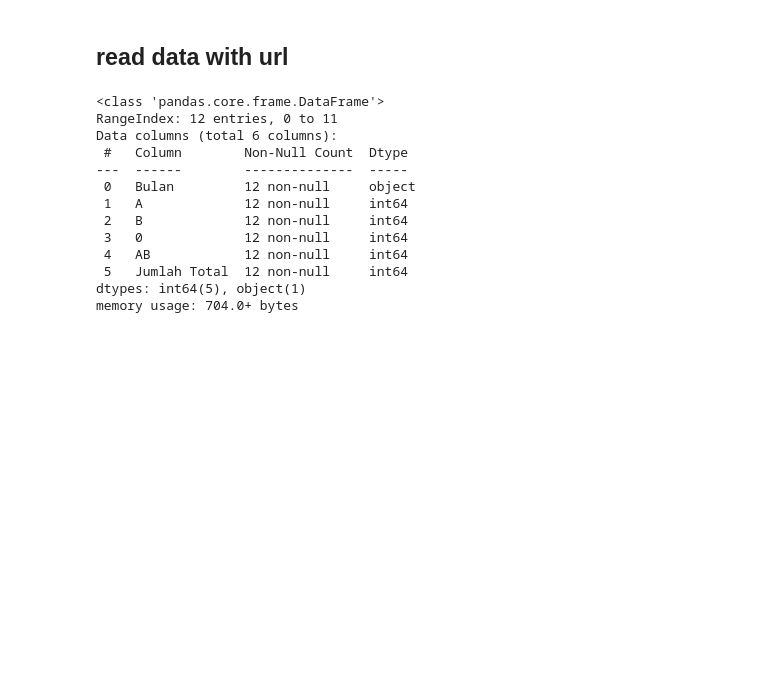
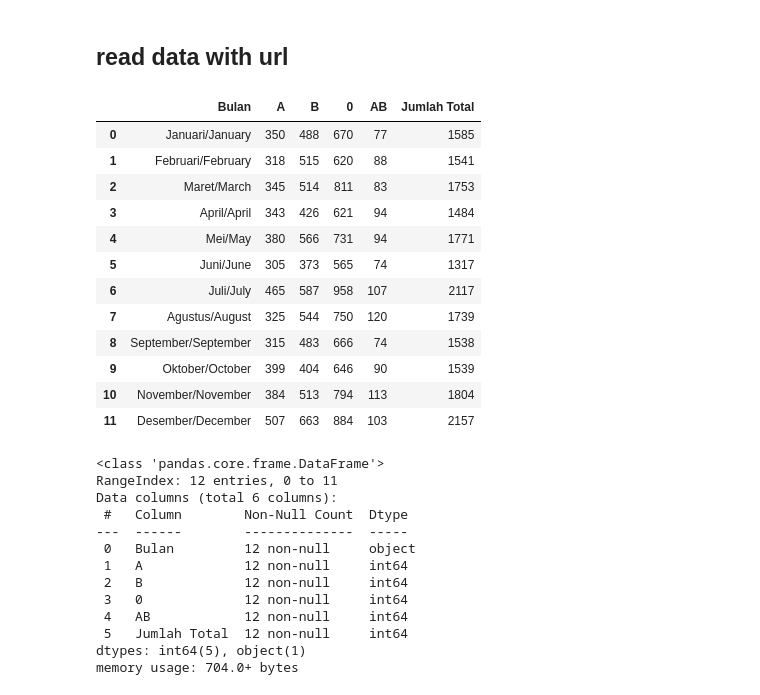
Before and after one commit to aliefakbrp/DataMining, a Jupyter notebook: _sources/notebooks.ipynb, the cells around one changed output. Drawn from its saved outputs; the diff is of its cells as text; code cells hidden in the pictures; blank space fills up the shorter version.

```diff
--- a/_sources/notebooks.ipynb
+++ b/_sources/notebooks.ipynb
@@ -13,5 +152,21 @@ data = pd.read_csv('https://raw.githubusercontent.com/CSSEGISandData/COVID-19_Un
 # %%
 dataa = pd.read_csv('http://data.gresikkab.go.id/dataset/9c28b29c-56c9-441c-889f-46e847afc448/resource/50528cd6-f09e-409b-b34f-2beabb4ebdb1/download/4.2.13-banyaknya-permintaan-darah-menurut-jenis-golongan-darah-dikabupaten-gresik-2018.csv',sep=";")
+# %%
+dataa
+# %% [output]
+|  | Bulan | A | B | 0 | AB | Jumlah Total |
+| 0 | Januari/January | 350 | 488 | 670 | 77 | 1585 |
+| 1 | Februari/February | 318 | 515 | 620 | 88 | 1541 |
+| 2 | Maret/March | 345 | 514 | 811 | 83 | 1753 |
+| 3 | April/April | 343 | 426 | 621 | 94 | 1484 |
+| 4 | Mei/May | 380 | 566 | 731 | 94 | 1771 |
+| 5 | Juni/June | 305 | 373 | 565 | 74 | 1317 |
+| 6 | Juli/July | 465 | 587 | 958 | 107 | 2117 |
+| 7 | Agustus/August | 325 | 544 | 750 | 120 | 1739 |
+| 8 | September/September | 315 | 483 | 666 | 74 | 1538 |
+| 9 | Oktober/October | 399 | 404 | 646 | 90 | 1539 |
+| 10 | November/November | 384 | 513 | 794 | 113 | 1804 |
+| 11 | Desember/December | 507 | 663 | 884 | 103 | 2157 |
 # %%
 dataa.info()
 # %% [output]
```
Also changed, not shown: parts of 43 cells of this notebook, 17 other files.
